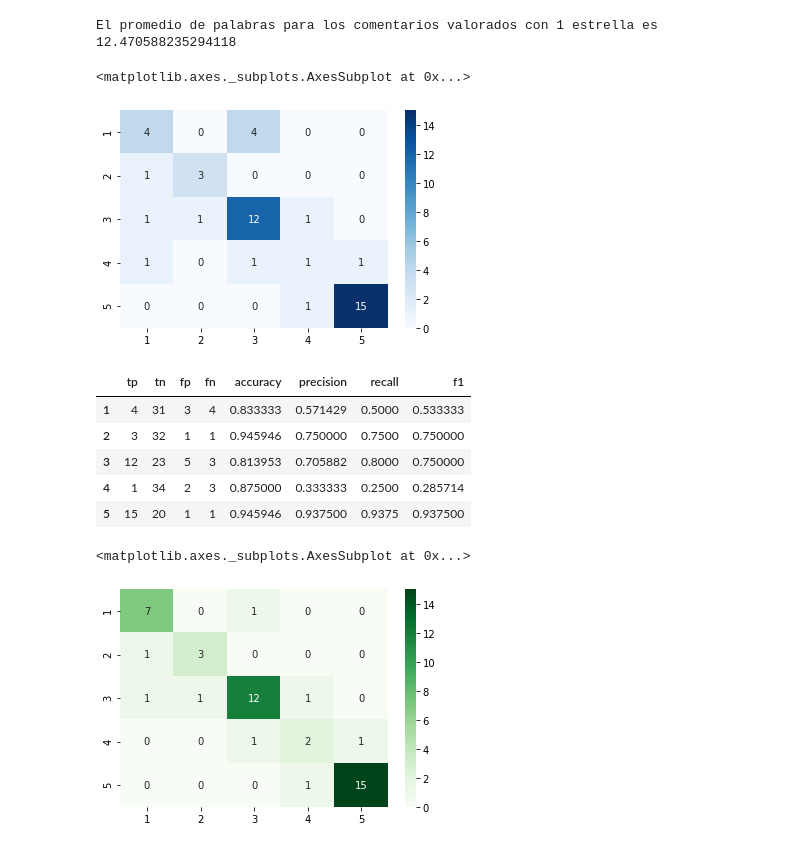
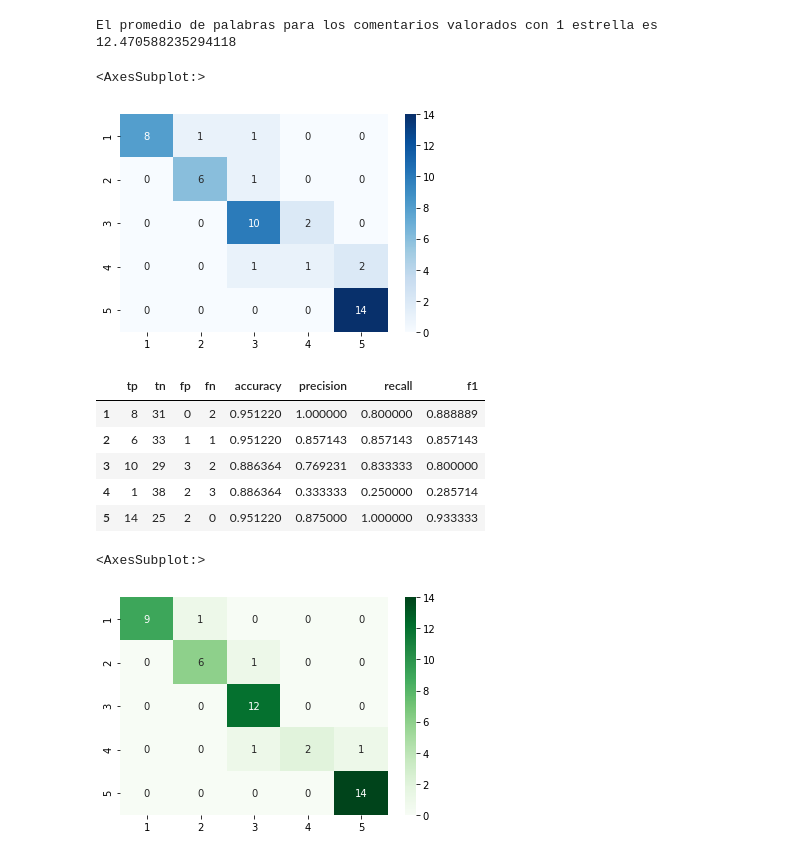
Before and after one commit to FelipeGorostiaga/MachineLearning, a Jupyter notebook: src/tp2/tp2_2.ipynb, the cells around one changed output. Cells and saved outputs as stored; diff of their text form; code cells hidden in the pictures.

```diff
--- a/src/tp2/tp2_2.ipynb
+++ b/src/tp2/tp2_2.ipynb
@@ -83,7 +83,7 @@ def get_k_nearest_neighbours(record, k):
 
 # Teniendo un dataframe con los k vecinos mas cercanos ordenados de menor a mayor distancia, queremos ver que clase es la ganadora
 def classify_rating_w_neighbours(k_neigh_df):
-    return k_neigh_df.mode()['rating'][0]
+    return k_neigh_df['rating'].mode()[0]
 
 # Si d(xq, xi) = 0, entonces f (xq) = f (xi) y si son muchos los valores cercanos cuya distancia es cero,
 # se le asigna el valor que mas aparece
@@ -136,51 +136,51 @@ def get_metrics_df(confusion_df):
         tn = sum(np.diag(confusion_df)) - tp
         fn = sum(confusion_df.loc[rating]) - tp
         fp = sum(confusion_df[rating]) - tp
 
         rating_metrics[rating]['tp'] = tp
         rating_metrics[rating]['tn'] = tn
         rating_metrics[rating]['fp'] = fp
         rating_metrics[rating]['fn'] = fn
 
         # Metricas compuestas
         rating_metrics[rating]['accuracy'] = (tp + tn) / (tp + tn + fn + fp)
         rating_metrics[rating]['precision'] = tp / (tp + fp)
         rating_metrics[rating]['recall'] = tp / (tp + fn)
         rating_metrics[rating]['f1'] = (2 * rating_metrics[rating]['precision'] * rating_metrics[rating]['recall']) / (rating_metrics[rating]['precision'] + rating_metrics[rating]['recall'])
 
     metric_cols = ['tp', 'tn', 'fp', 'fn', 'accuracy', 'precision', 'recall', 'f1']
     metrics_df = { key : list(rating_metrics[key].values()) for key in rating_metrics.keys() }
     metrics_df = pd.DataFrame.from_dict(rating_metrics, orient='index', columns=metric_cols)
 
     return metrics_df
 
 import seaborn as sns
 
 # K Neighbours
 k = 5
 
 # Matriz de confusion y metricas utilizando KNN
 confusion_df = get_confusion_matrix_df(k, False)
 sns.heatmap(confusion_df, annot=True, cmap='Blues', fmt='g')
 # %% [output]
-<matplotlib.axes._subplots.AxesSubplot at 0x...>
+<AxesSubplot:>
-[figure, old version]
+[figure, new version]
 # %%
 knn_metrics = get_metrics_df(confusion_df)
 knn_metrics
 # %% [output]
 |  | tp | tn | fp | fn | accuracy | precision | recall | f1 |
-| 1 | 4 | 31 | 3 | 4 | 0.833333 | 0.571429 | 0.5000 | 0.533333 |
-| 2 | 3 | 32 | 1 | 1 | 0.945946 | 0.750000 | 0.7500 | 0.750000 |
-| 3 | 12 | 23 | 5 | 3 | 0.813953 | 0.705882 | 0.8000 | 0.750000 |
-| 4 | 1 | 34 | 2 | 3 | 0.875000 | 0.333333 | 0.2500 | 0.285714 |
-| 5 | 15 | 20 | 1 | 1 | 0.945946 | 0.937500 | 0.9375 | 0.937500 |
+| 1 | 8 | 31 | 0 | 2 | 0.951220 | 1.000000 | 0.800000 | 0.888889 |
+| 2 | 6 | 33 | 1 | 1 | 0.951220 | 0.857143 | 0.857143 | 0.857143 |
+| 3 | 10 | 29 | 3 | 2 | 0.886364 | 0.769231 | 0.833333 | 0.800000 |
+| 4 | 1 | 38 | 2 | 3 | 0.886364 | 0.333333 | 0.250000 | 0.285714 |
+| 5 | 14 | 25 | 2 | 0 | 0.951220 | 0.875000 | 1.000000 | 0.933333 |
 # %%
 weighted_confusion_df = get_confusion_matrix_df(k, weighted=True)
 sns.heatmap(weighted_confusion_df,cmap='Greens', annot=True, fmt='g')
 # %% [output]
-<matplotlib.axes._subplots.AxesSubplot at 0x...>
+<AxesSubplot:>
-[figure, old version]
+[figure, new version]
 # %%
 weigthed_knn_metrics = get_metrics_df(weighted_confusion_df)
 weigthed_knn_metrics
```
Also changed, not shown: parts of 1 cell of this notebook.
